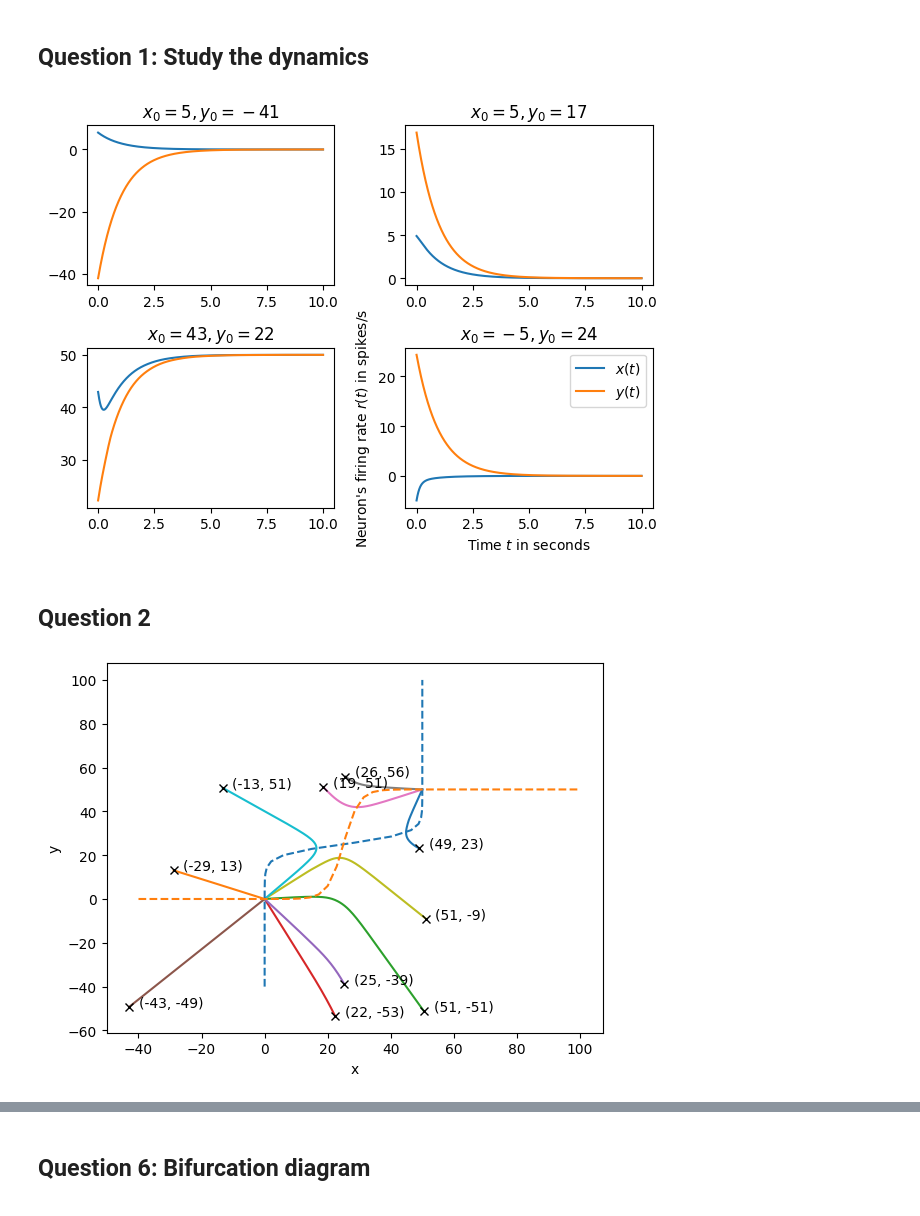
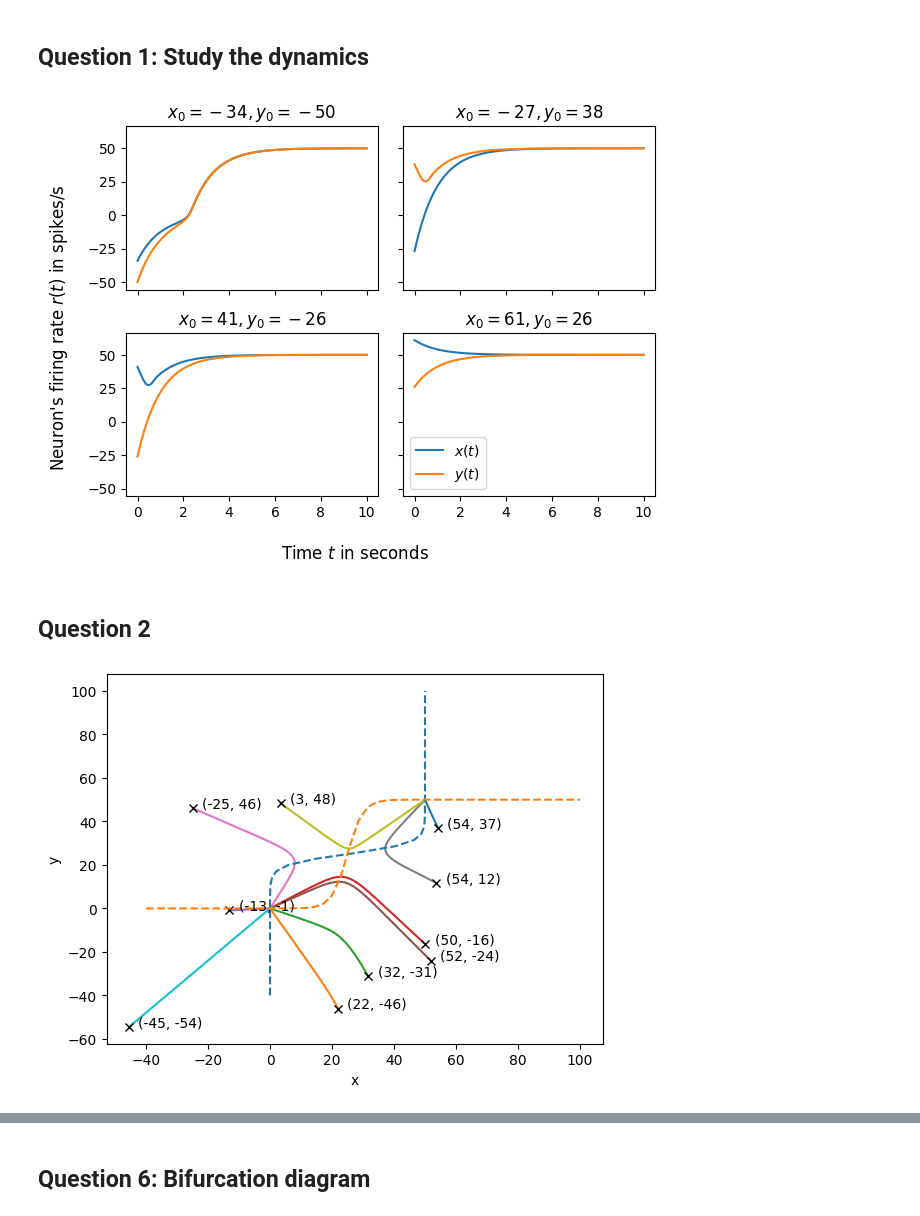
Before and after one commit to hgruniaux/NeuroScience, a Jupyter notebook: Set 3/homework3_part2.ipynb, the cells around one changed output, grey strips where cells are left out. Cells and saved outputs as stored; diff of their text form; code cells hidden in the pictures.

```diff
--- a/Set 3/homework3_part2.ipynb
+++ b/Set 3/homework3_part2.ipynb
@@ -26,28 +26,25 @@ def f(t, y):
 # %%
 t0 = 0
 tf = 10
 
-random_points = []
-for _ in range(4):
-    rand_x = np.random.uniform(-60, 60)
-    rand_y = np.random.uniform(-60, 60)
-    random_points.append((rand_x, rand_y))
+random_points = [(-34, -50), (-27, 38), (41, -26), (61, 26)]
 
-fig, ax = plt.subplots(nrows=2, ncols=2)
+fig, ax = plt.subplots(nrows=2, ncols=2, sharey=True, sharex=True)
 
 for i, (x0, y0) in enumerate(random_points):
     sol = solve_ivp(f, [t0, tf], [x0, y0], vectorized=True, dense_output=True)
     t = np.linspace(t0, tf, num=1000)
     ax[i // 2][i % 2].plot(t, sol.sol(t)[0], label="$x(t)$")
     ax[i // 2][i % 2].plot(t, sol.sol(t)[1], label="$y(t)$")
     ax[i // 2][i % 2].set_title(f"$x_0={x0:.0f}, y_0={y0:.0f}$")
-plt.xlabel("Time $t$ in seconds")
-plt.ylabel("Neuron's firing rate $r(t)$ in spikes/s")
+fig.supxlabel("Time $t$ in seconds")
+fig.supylabel("Neuron's firing rate $r(t)$ in spikes/s")
 plt.legend()
 plt.tight_layout()
+plt.savefig("figures/part2_dynamics.svg")
 plt.show()
 # %% [output]
-[figure, old version]
+[figure, new version]
 # %% [markdown]
 ## Question 2
 # %%
@@ -76,4 +73,4 @@ plt.ylabel("y")
 plt.savefig("figures/part2_state_space.svg")
 plt.show()
 # %% [output]
-[figure, old version]
+[figure, new version]
```
Also changed, not shown: parts of 3 cells of this notebook, 32 other files.
